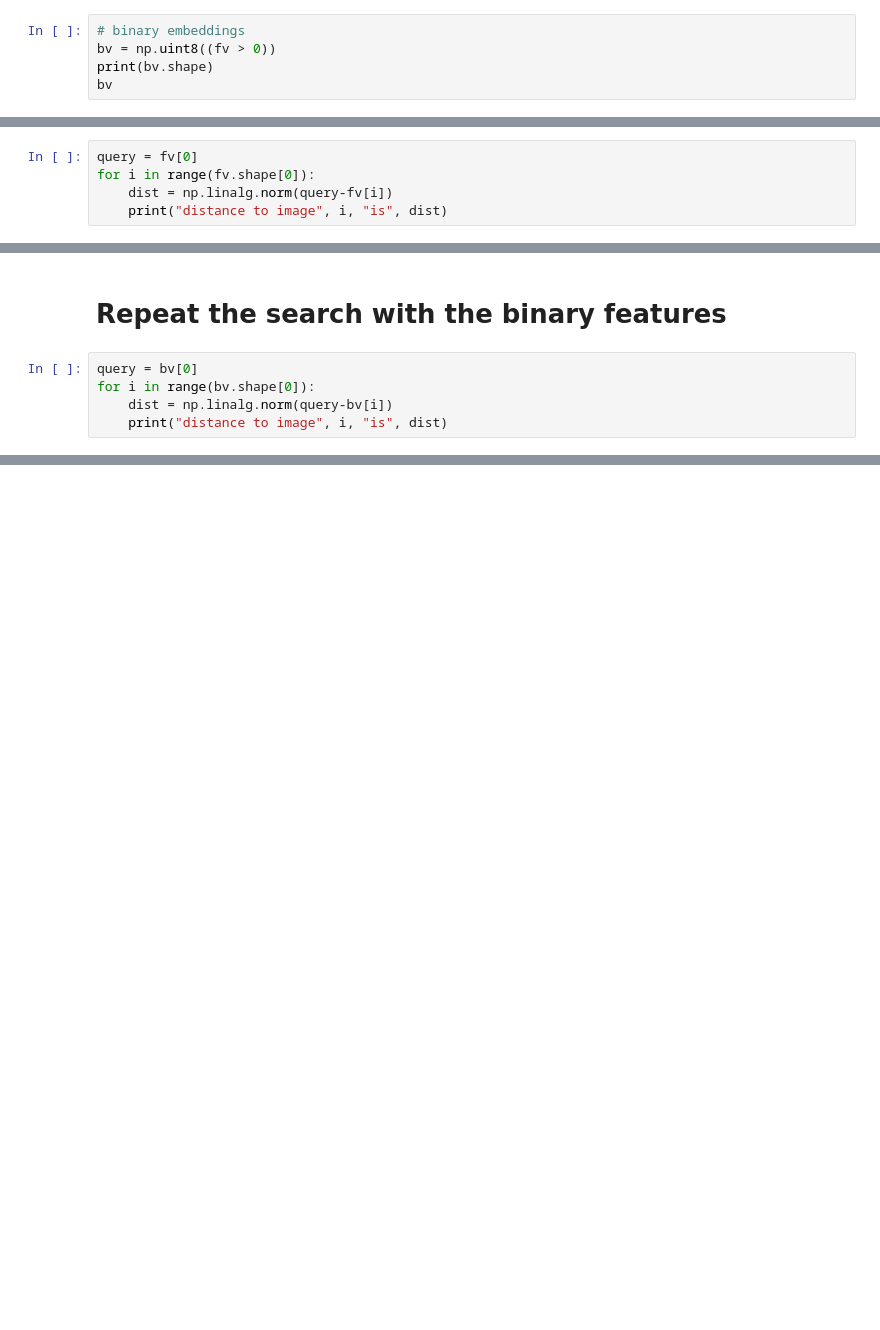
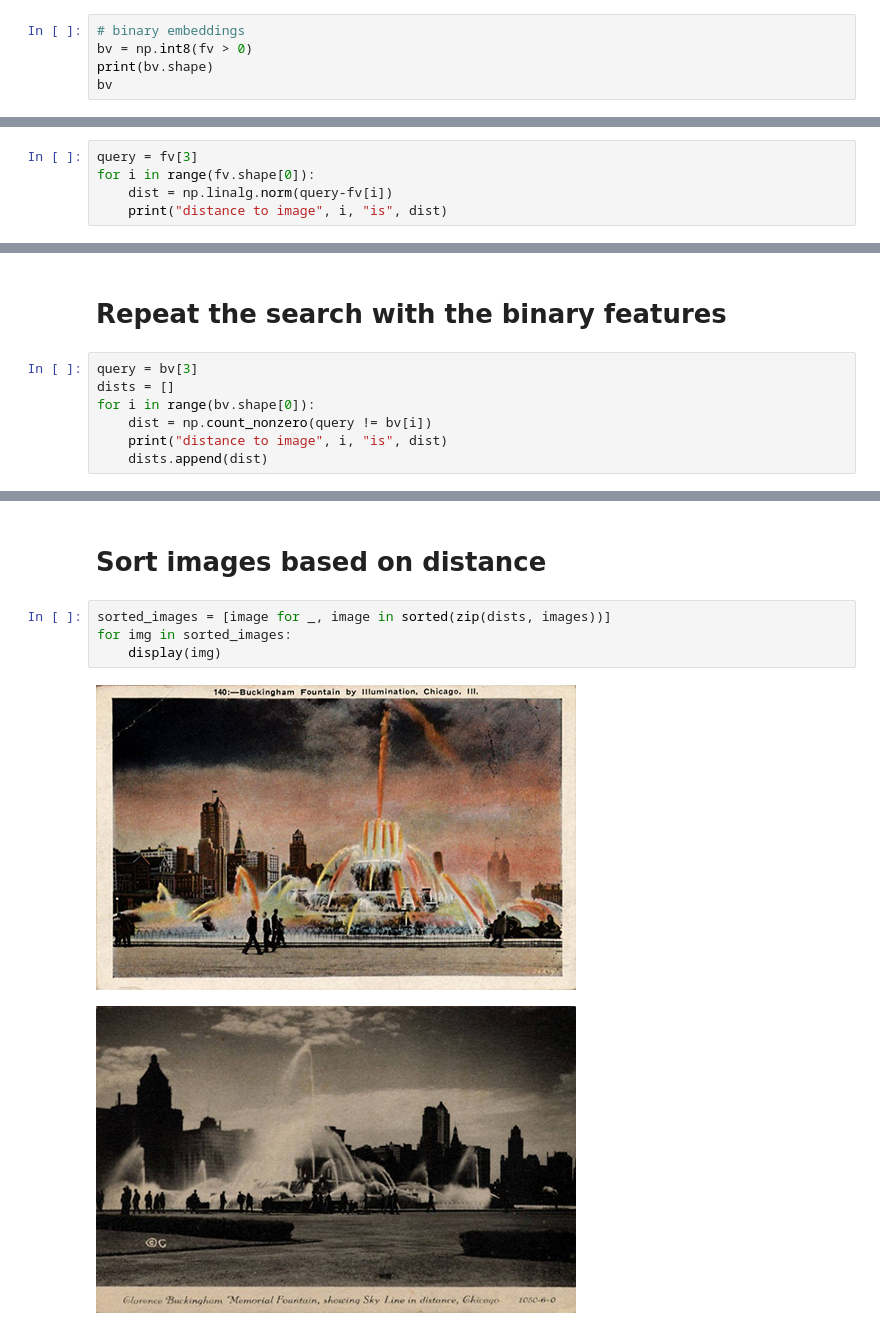
Before and after one commit to Visual-Computing/Image-Encoders-for-GP-NNS, a Jupyter notebook: notebooks/General-Purpose-Embedding ViT.ipynb, the cells around one changed output, grey strips where cells are left out. Cells and saved outputs as stored; diff of their text form; blank space fills up the shorter version.

```diff
--- a/notebooks/General-Purpose-Embedding ViT.ipynb
+++ b/notebooks/General-Purpose-Embedding ViT.ipynb
@@ -55,7 +61,7 @@ array([[-0.1681 ,  0.4482 ,  0.8564 , ..., -1.301  ,  1.038  , -1.121  ],
 # Optional compute the binary feature
 # %%
 # binary embeddings
-bv = np.uint8((fv > 0))
+bv = np.int8(fv > 0)
 print(bv.shape)
 bv
 # %% [output]
@@ -67,7 +73,7 @@ array([[0, 1, 1, ..., 0, 1, 0],
 # %% [markdown]
 # Use image 1 as a query
 # %%
-query = fv[0]
+query = fv[3]
 for i in range(fv.shape[0]):
     dist = np.linalg.norm(query-fv[i])
     print("distance to image", i, "is", dist)
@@ -79,8 +85,10 @@ distance to image 3 is 35.28
 # %% [markdown]
 # Repeat the search with the binary features
 # %%
-query = bv[0]
+query = bv[3]
+dists = []
 for i in range(bv.shape[0]):
-    dist = np.linalg.norm(query-bv[i])
+    dist = np.count_nonzero(query != bv[i])
     print("distance to image", i, "is", dist)
+    dists.append(dist)
 # %% [output]
@@ -90,0 +99,9 @@ distance to image 3 is 3477.761780225897
+# %% [markdown]
+# Sort images based on distance
+# %%
+sorted_images = [image for _, image in sorted(zip(dists, images))]
+for img in sorted_images:
+    display(img)
+# %% [output]
+[figure, added]
+[figure, added]
```
Also changed, not shown: parts of 6 cells of this notebook, 4 other files.
